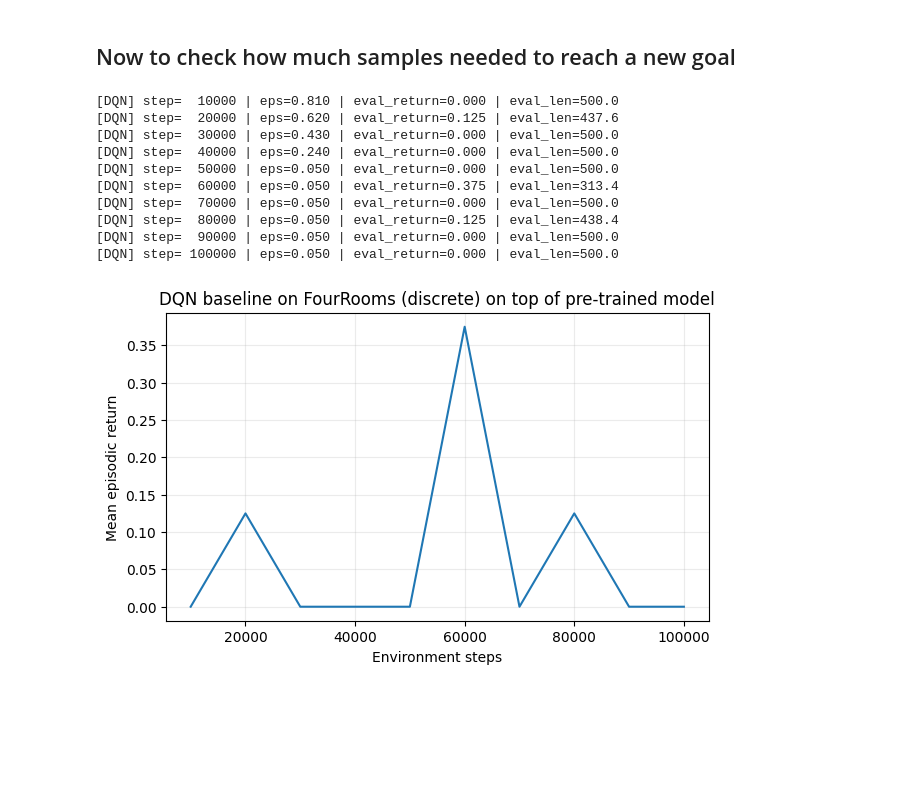
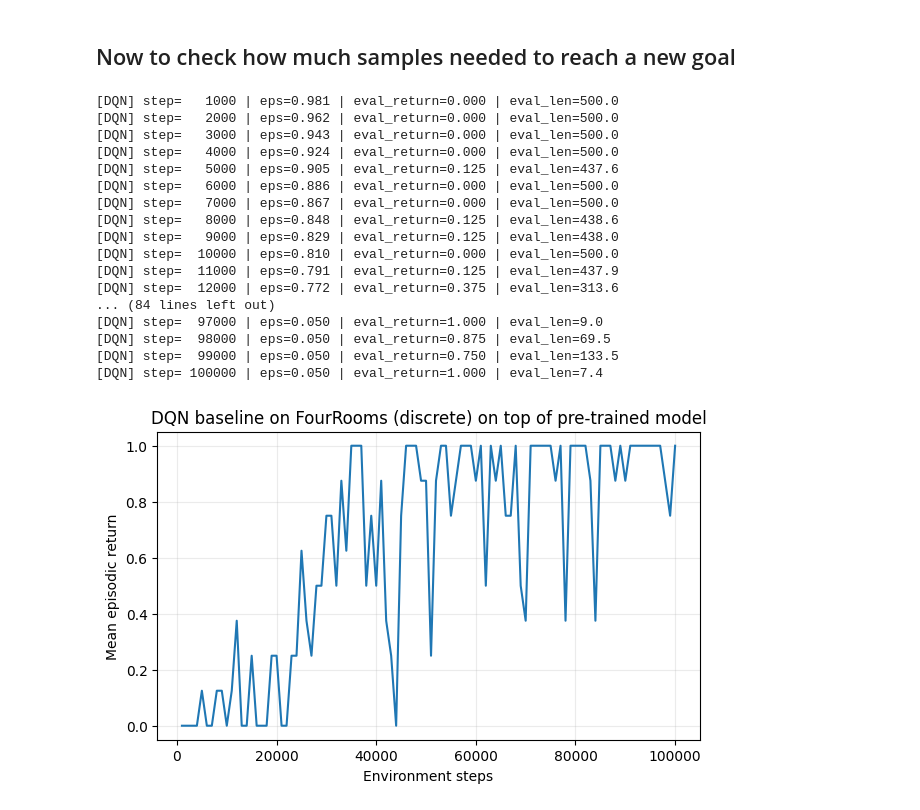
Before and after one commit to tanjun8802/MSc_Dissertation, a Jupyter notebook: src/experiments/baselines/DQN.ipynb, the cells around one changed output. Drawn from its saved outputs; the diff is of its cells as text; code cells hidden in the pictures; blank space fills up the shorter version.

```diff
--- a/src/experiments/baselines/DQN.ipynb
+++ b/src/experiments/baselines/DQN.ipynb
@@ -64,9 +64,11 @@ def dqn_train(q_network=q_net, q_target_network=q_target, env=env, buffer_capaci
     eps_end=0.05,
     eps_decay_steps=50000,
     train_freq=4,
+    goal=GOAL,
+    params= q_net.parameters()
 ):
 
-    opt = optim.Adam(q_network.parameters(), lr=lr)
+    opt = optim.Adam(params, lr=lr)
     buffer = TrajectoryReplayBufferDiscrete(buffer_capacity, obs_dim, 1, device=device)
 
     obs, _ = env.reset()
@@ -139,8 +141,8 @@ def dqn_train(q_network=q_net, q_target_network=q_target, env=env, buffer_capaci
             for p, p_tgt in zip(q_network.parameters(), q_target_network.parameters()):
                 p_tgt.data.mul_(1.0 - tau).add_(tau * p.data)
 
-        if global_step % 10000 == 0:
-            eval_env = make_env()
+        if global_step % 1000 == 0:
+            eval_env = make_env(goal)
             mean_ret, mean_len = evaluate_policy(
                 eval_env,
                 lambda o: int(
@@ -263,36 +272,50 @@ DQN_QNetwork(
 # %%
 NEW_GOAL = (9, 1)
 
 new_env = make_env(goal=NEW_GOAL)
 
 q_target_new = DQN_QNetwork(obs_dim, num_actions).to(DEVICE)
 q_target_new.load_state_dict(q_net.state_dict())
 for p in q_target_new.parameters():
     p.requires_grad_(False)
 
-dqn_q_new, dqn_eval_new = dqn_train(env=new_env, q_network=dqn_q_first, q_target_network=q_target_new)
+for p in q_net.parameters():
+    p.requires_grad_(False)
+
+for p in q_net.net[-1].parameters():
+    p.requires_grad_(True)
+
+
+dqn_q_new, dqn_eval_new = dqn_train(env=new_env, q_network=dqn_q_first, q_target_network=q_target_new,goal=NEW_GOAL, params=q_net.net[-1].parameters())
 
 if dqn_eval_new:
     xs, ys = zip(*dqn_eval_new)
     plt.figure(figsize=(7, 4))
     plt.plot(xs, ys)
     plt.xlabel('Environment steps')
     plt.ylabel('Mean episodic return')
     plt.title('DQN baseline on FourRooms (discrete) on top of pre-trained model')
     plt.grid(alpha=0.25)
     plt.show()
 # %% [output]
+[DQN] step=   1000 | eps=0.981 | eval_return=0.000 | eval_len=500.0
+[DQN] step=   2000 | eps=0.962 | eval_return=0.000 | eval_len=500.0
+[DQN] step=   3000 | eps=0.943 | eval_return=0.000 | eval_len=500.0
+[DQN] step=   4000 | eps=0.924 | eval_return=0.000 | eval_len=500.0
+[DQN] step=   5000 | eps=0.905 | eval_return=0.125 | eval_len=437.6
+[DQN] step=   6000 | eps=0.886 | eval_return=0.000 | eval_len=500.0
+[DQN] step=   7000 | eps=0.867 | eval_return=0.000 | eval_len=500.0
+[DQN] step=   8000 | eps=0.848 | eval_return=0.125 | eval_len=438.6
+[DQN] step=   9000 | eps=0.829 | eval_return=0.125 | eval_len=438.0
 [DQN] step=  10000 | eps=0.810 | eval_return=0.000 | eval_len=500.0
-[DQN] step=  20000 | eps=0.620 | eval_return=0.125 | eval_len=437.6
-[DQN] step=  30000 | eps=0.430 | eval_return=0.000 | eval_len=500.0
-[DQN] step=  40000 | eps=0.240 | eval_return=0.000 | eval_len=500.0
-[DQN] step=  50000 | eps=0.050 | eval_return=0.000 | eval_len=500.0
-[DQN] step=  60000 | eps=0.050 | eval_return=0.375 | eval_len=313.4
-[DQN] step=  70000 | eps=0.050 | eval_return=0.000 | eval_len=500.0
-[DQN] step=  80000 | eps=0.050 | eval_return=0.125 | eval_len=438.4
-[DQN] step=  90000 | eps=0.050 | eval_return=0.000 | eval_len=500.0
-[DQN] step= 100000 | eps=0.050 | eval_return=0.000 | eval_len=500.0
+[DQN] step=  11000 | eps=0.791 | eval_return=0.125 | eval_len=437.9
+[DQN] step=  12000 | eps=0.772 | eval_return=0.375 | eval_len=313.6
+... (84 lines left out)
+[DQN] step=  97000 | eps=0.050 | eval_return=1.000 | eval_len=9.0
+[DQN] step=  98000 | eps=0.050 | eval_return=0.875 | eval_len=69.5
+[DQN] step=  99000 | eps=0.050 | eval_return=0.750 | eval_len=133.5
+[DQN] step= 100000 | eps=0.050 | eval_return=1.000 | eval_len=7.4
-[figure, old version]
+[figure, new version]
 # %%
 
 dqn_q_new.eval()
```
Also changed, not shown: parts of 6 cells of this notebook, 4 other files.
